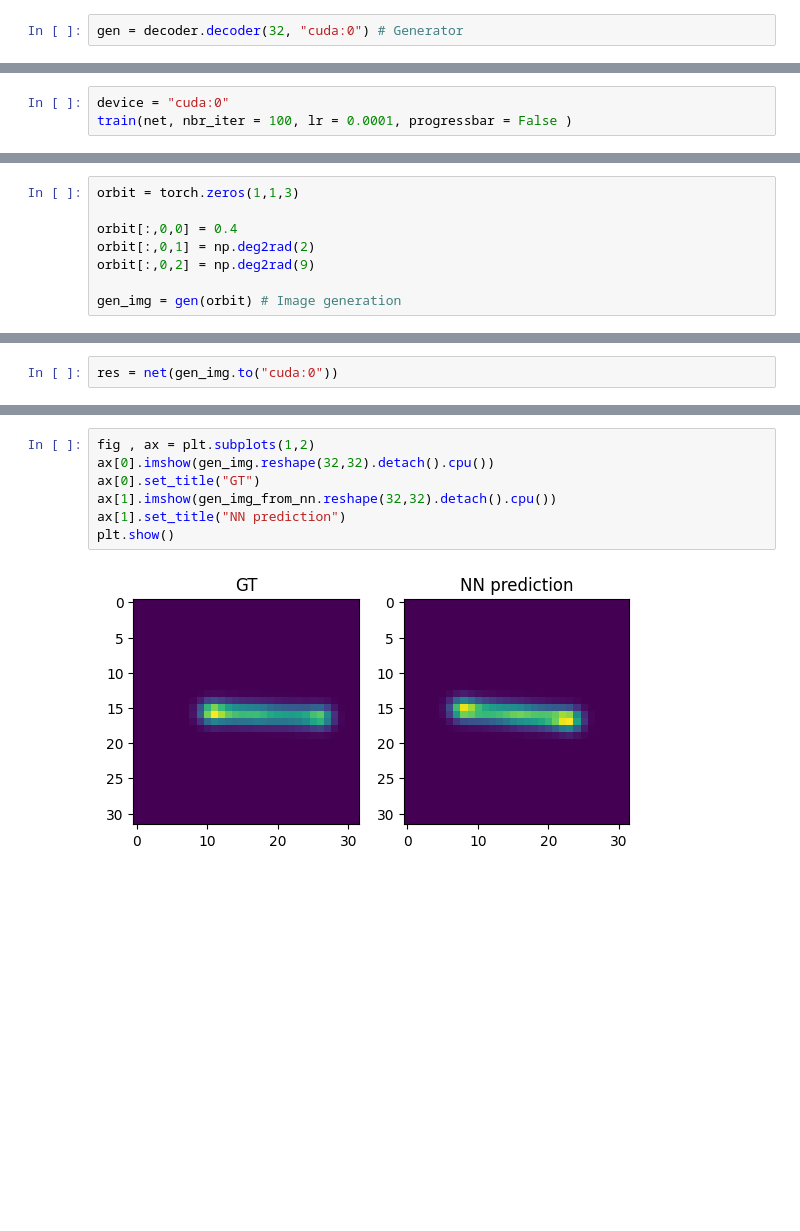
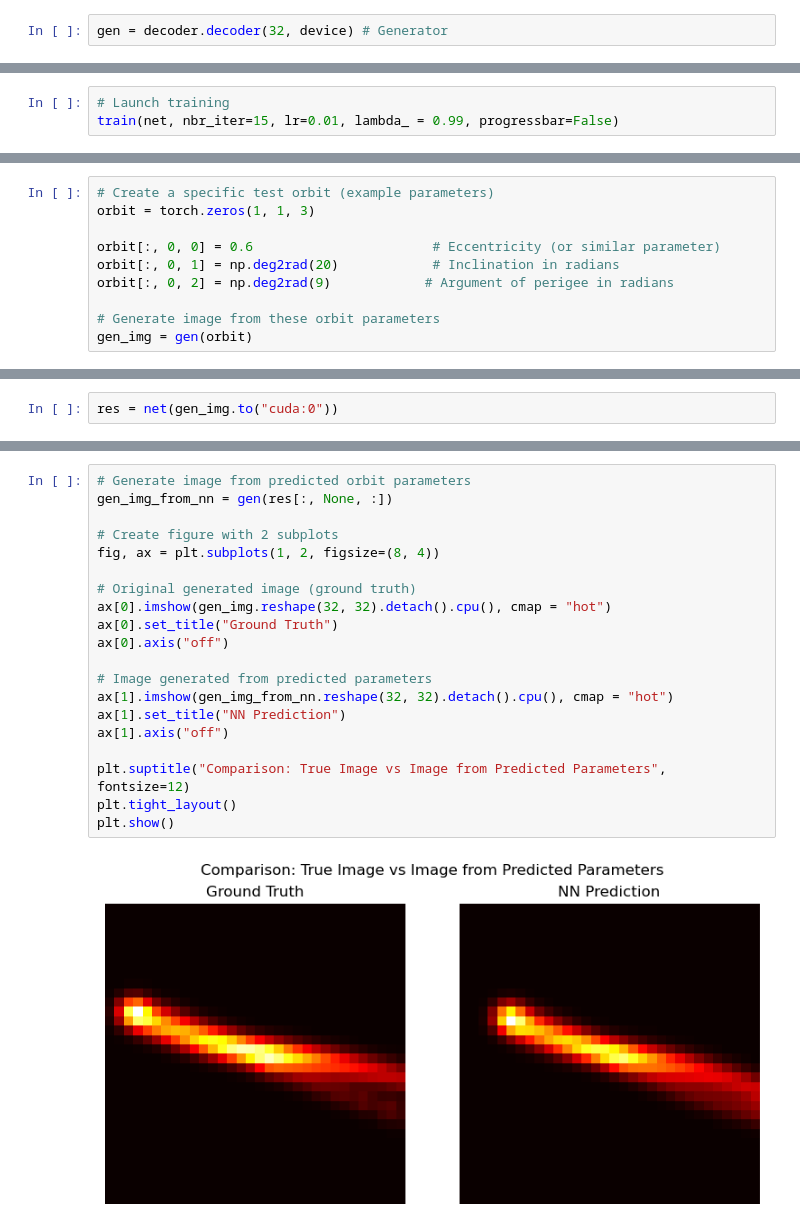
Before and after one commit to Zylarx/Pratical_work_PINNs, a Jupyter notebook: solution.ipynb, the cells around one changed output, grey strips where cells are left out. Cells and saved outputs as stored; diff of their text form; blank space fills up the shorter version.

```diff
--- a/solution.ipynb
+++ b/solution.ipynb
@@ -31,2 +39,2 @@ from tqdm import tqdm
 # %%
-gen = decoder.decoder(32, "cuda:0") # Generator
+gen = decoder.decoder(32, device) # Generator
@@ -195,4 +551,4 @@ net = torch.nn.Sequential(nn.Linear(img_size**2, 24),
 # %%
-device = "cuda:0"
-train(net, nbr_iter = 100, lr = 0.0001, progressbar = False )
+# Launch training
+train(net, nbr_iter=15, lr=0.01, lambda_ = 0.99, progressbar=False)
 # %% [output]
@@ -232,8 +615,10 @@ KeyboardInterrupt:
 # %%
-orbit = torch.zeros(1,1,3)
+# Create a specific test orbit (example parameters)
+orbit = torch.zeros(1, 1, 3)
 
-orbit[:,0,0] = 0.4
-orbit[:,0,1] = np.deg2rad(2)
-orbit[:,0,2] = np.deg2rad(9)
+orbit[:, 0, 0] = 0.6                       # Eccentricity (or similar parameter)
+orbit[:, 0, 1] = np.deg2rad(20)            # Inclination in radians
+orbit[:, 0, 2] = np.deg2rad(9)            # Argument of perigee in radians
 
-gen_img = gen(orbit) # Image generation
+# Generate image from these orbit parameters
+gen_img = gen(orbit)
@@ -257,9 +666,22 @@ torch.Size([1, 100, 4])
 # %%
-fig , ax = plt.subplots(1,2)
-ax[0].imshow(gen_img.reshape(32,32).detach().cpu())
-ax[0].set_title("GT")
-ax[1].imshow(gen_img_from_nn.reshape(32,32).detach().cpu())
-ax[1].set_title("NN prediction")
+# Generate image from predicted orbit parameters
+gen_img_from_nn = gen(res[:, None, :])
+
+# Create figure with 2 subplots
+fig, ax = plt.subplots(1, 2, figsize=(8, 4))
+
+# Original generated image (ground truth)
+ax[0].imshow(gen_img.reshape(32, 32).detach().cpu(), cmap = "hot")
+ax[0].set_title("Ground Truth")
+ax[0].axis("off")
+
+# Image generated from predicted parameters
+ax[1].imshow(gen_img_from_nn.reshape(32, 32).detach().cpu(), cmap = "hot")
+ax[1].set_title("NN Prediction")
+ax[1].axis("off")
+
+plt.suptitle("Comparison: True Image vs Image from Predicted Parameters", fontsize=12)
+plt.tight_layout()
 plt.show()
 # %% [output]
-[figure, old version]
+[figure, new version]
```
Also changed, not shown: parts of 40 cells of this notebook, 2 other files.
